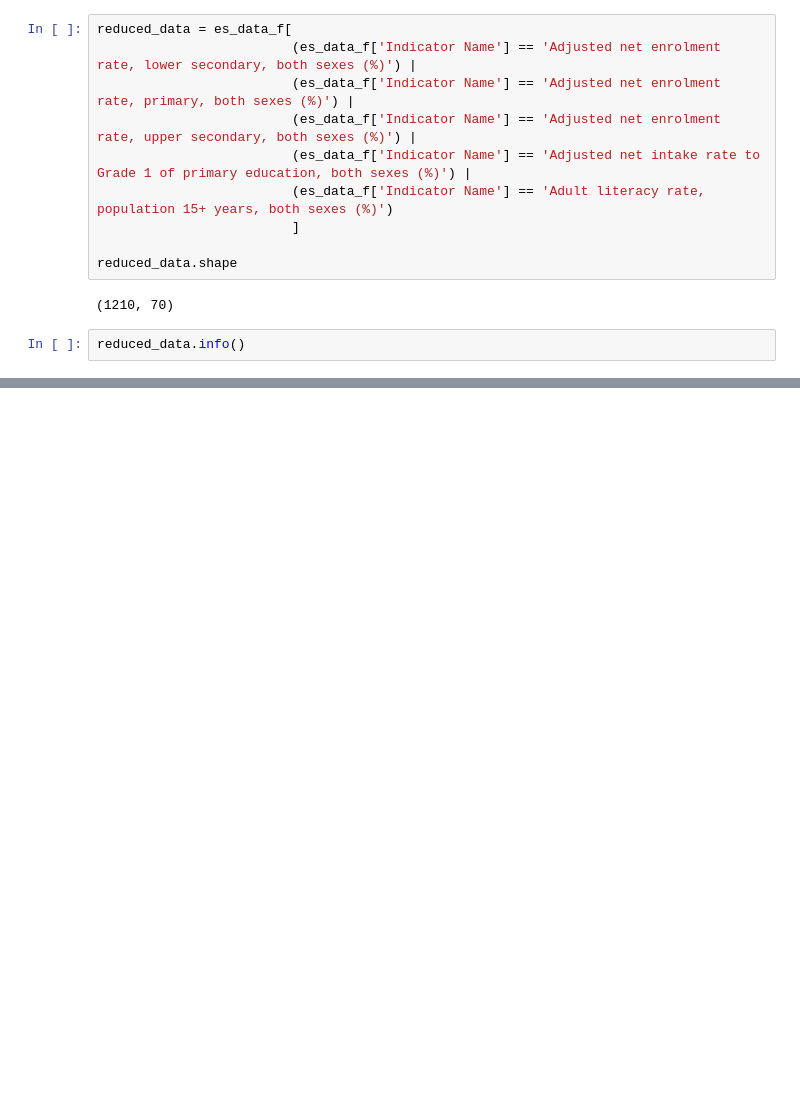
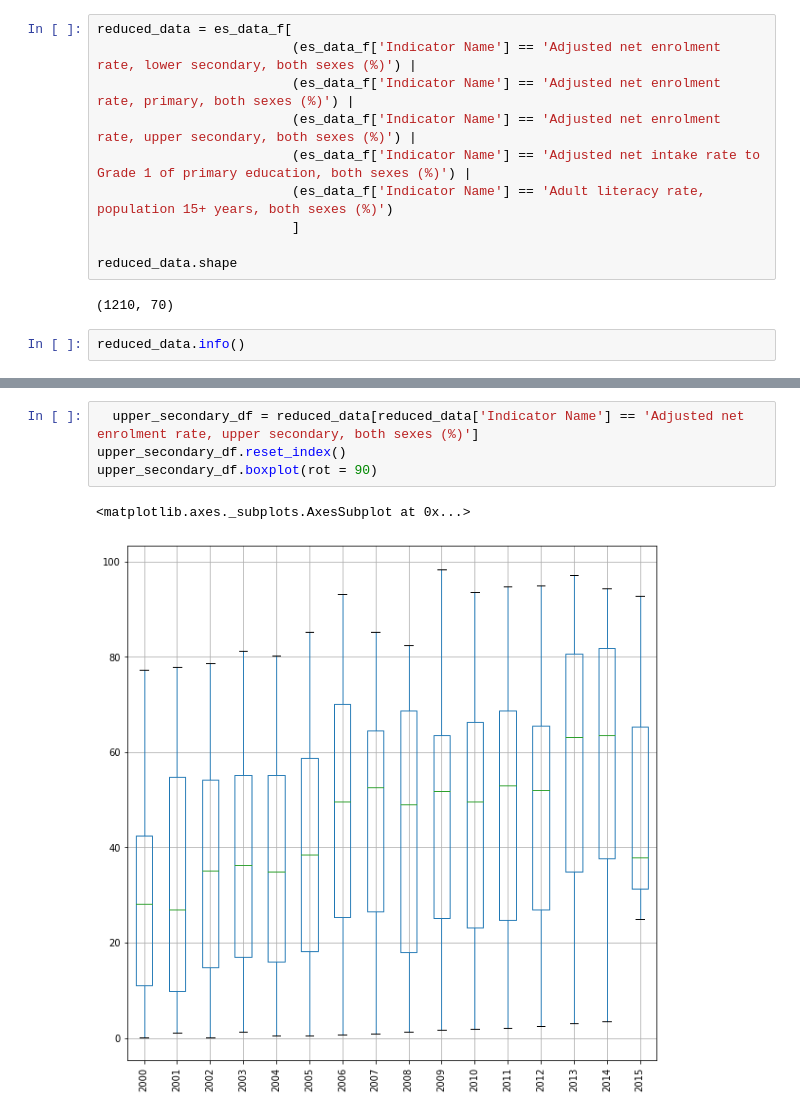
Before and after one commit to estoymukundjha/Global-education-analysis, a Jupyter notebook: World_Bank_Global_Education_Analysis.ipynb, the cells around one changed output, grey strips where cells are left out. Saved outputs shown, nothing was run; the diff lists cells and outputs as text; blank space fills up the shorter version.

```diff
--- a/World_Bank_Global_Education_Analysis.ipynb
+++ b/World_Bank_Global_Education_Analysis.ipynb
@@ -256,0 +249,7 @@ g = sns.factorplot(x="X_Axis", y="vals", hue='cols', data=df)
+# %%
+  upper_secondary_df = reduced_data[reduced_data['Indicator Name'] == 'Adjusted net enrolment rate, upper secondary, both sexes (%)']
+upper_secondary_df.reset_index()
+upper_secondary_df.boxplot(rot = 90)
+# %% [output]
+<matplotlib.axes._subplots.AxesSubplot at 0x...>
+[figure, added]
```
Also changed, not shown: parts of 7 cells of this notebook.
